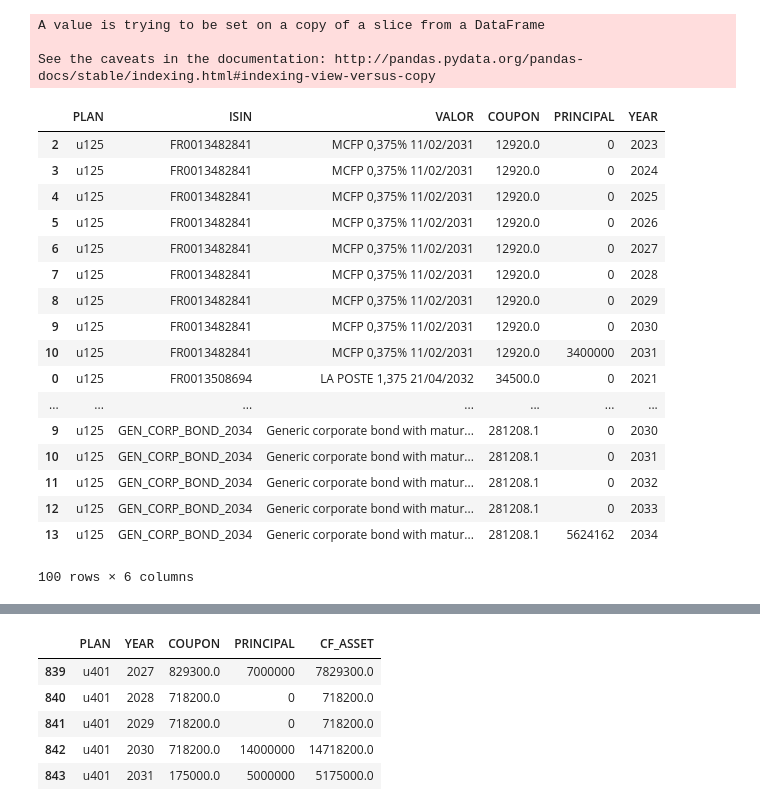
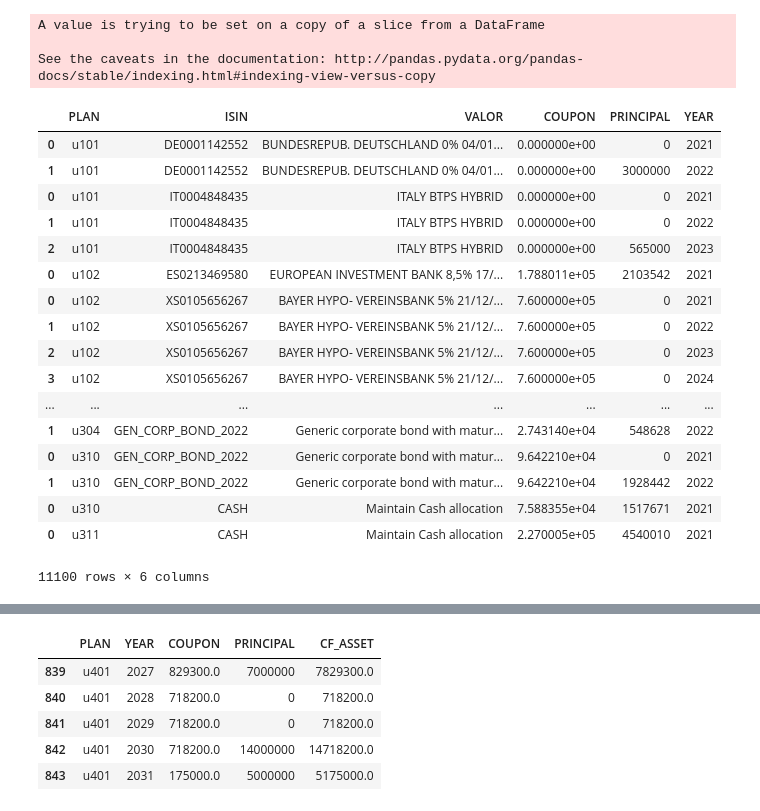
Before and after one commit to G0nka/ih_final_project, a Jupyter notebook: notebooks/wrangling.ipynb, the cells around one changed output, grey strips where cells are left out. Cells and saved outputs as stored; diff of their text form; code cells hidden in the pictures.

```diff
--- a/notebooks/wrangling.ipynb
+++ b/notebooks/wrangling.ipynb
@@ -493,26 +524,26 @@ for x in range(final_total_assets):
 A value is trying to be set on a copy of a slice from a DataFrame
 
 See the caveats in the documentation: http://pandas.pydata.org/pandas-docs/stable/indexing.html#indexing-view-versus-copy
-# %%
-final_cf_proj[final_cf_proj["PLAN"]=="u125"].tail(100)
-# %% [output]
-|  | PLAN | ISIN | VALOR | COUPON | PRINCIPAL | YEAR |
-| 2 | u125 | FR0013482841 | MCFP 0,375% 11/02/2031 | 12920.0 | 0 | 2023 |
-| 3 | u125 | FR0013482841 | MCFP 0,375% 11/02/2031 | 12920.0 | 0 | 2024 |
-| 4 | u125 | FR0013482841 | MCFP 0,375% 11/02/2031 | 12920.0 | 0 | 2025 |
-| 5 | u125 | FR0013482841 | MCFP 0,375% 11/02/2031 | 12920.0 | 0 | 2026 |
-| 6 | u125 | FR0013482841 | MCFP 0,375% 11/02/2031 | 12920.0 | 0 | 2027 |
-| 7 | u125 | FR0013482841 | MCFP 0,375% 11/02/2031 | 12920.0 | 0 | 2028 |
-| 8 | u125 | FR0013482841 | MCFP 0,375% 11/02/2031 | 12920.0 | 0 | 2029 |
-| 9 | u125 | FR0013482841 | MCFP 0,375% 11/02/2031 | 12920.0 | 0 | 2030 |
-| 10 | u125 | FR0013482841 | MCFP 0,375% 11/02/2031 | 12920.0 | 3400000 | 2031 |
-| 0 | u125 | FR0013508694 | LA POSTE 1,375 21/04/2032 | 34500.0 | 0 | 2021 |
-| ... | ... | ... | ... | ... | ... | ... |
-| 9 | u125 | GEN_CORP_BOND_2034 | Generic corporate bond with matur... | 281208.1 | 0 | 2030 |
-| 10 | u125 | GEN_CORP_BOND_2034 | Generic corporate bond with matur... | 281208.1 | 0 | 2031 |
-| 11 | u125 | GEN_CORP_BOND_2034 | Generic corporate bond with matur... | 281208.1 | 0 | 2032 |
-| 12 | u125 | GEN_CORP_BOND_2034 | Generic corporate bond with matur... | 281208.1 | 0 | 2033 |
-| 13 | u125 | GEN_CORP_BOND_2034 | Generic corporate bond with matur... | 281208.1 | 5624162 | 2034 |
-100 rows × 6 columns
+# %%
+final_cf_proj
+# %% [output]
+|  | PLAN | ISIN | VALOR | COUPON | PRINCIPAL | YEAR |
+| 0 | u101 | DE0001142552 | BUNDESREPUB. DEUTSCHLAND 0% 04/01... | 0.000000e+00 | 0 | 2021 |
+| 1 | u101 | DE0001142552 | BUNDESREPUB. DEUTSCHLAND 0% 04/01... | 0.000000e+00 | 3000000 | 2022 |
+| 0 | u101 | IT0004848435 | ITALY BTPS HYBRID | 0.000000e+00 | 0 | 2021 |
+| 1 | u101 | IT0004848435 | ITALY BTPS HYBRID | 0.000000e+00 | 0 | 2022 |
+| 2 | u101 | IT0004848435 | ITALY BTPS HYBRID | 0.000000e+00 | 565000 | 2023 |
+| 0 | u102 | ES0213469580 | EUROPEAN INVESTMENT BANK 8,5% 17/... | 1.788011e+05 | 2103542 | 2021 |
+| 0 | u102 | XS0105656267 | BAYER HYPO- VEREINSBANK 5% 21/12/... | 7.600000e+05 | 0 | 2021 |
+| 1 | u102 | XS0105656267 | BAYER HYPO- VEREINSBANK 5% 21/12/... | 7.600000e+05 | 0 | 2022 |
+| 2 | u102 | XS0105656267 | BAYER HYPO- VEREINSBANK 5% 21/12/... | 7.600000e+05 | 0 | 2023 |
+| 3 | u102 | XS0105656267 | BAYER HYPO- VEREINSBANK 5% 21/12/... | 7.600000e+05 | 0 | 2024 |
+| ... | ... | ... | ... | ... | ... | ... |
+| 1 | u304 | GEN_CORP_BOND_2022 | Generic corporate bond with matur... | 2.743140e+04 | 548628 | 2022 |
+| 0 | u310 | GEN_CORP_BOND_2022 | Generic corporate bond with matur... | 9.642210e+04 | 0 | 2021 |
+| 1 | u310 | GEN_CORP_BOND_2022 | Generic corporate bond with matur... | 9.642210e+04 | 1928442 | 2022 |
+| 0 | u310 | CASH | Maintain Cash allocation | 7.588355e+04 | 1517671 | 2021 |
+| 0 | u311 | CASH | Maintain Cash allocation | 2.270005e+05 | 4540010 | 2021 |
+11100 rows × 6 columns
 # %%
 final_cf_proj["CF_ASSET"] = final_cf_proj["COUPON"] + final_cf_proj["PRINCIPAL"]
```
Also changed, not shown: parts of 8 cells of this notebook, 11 other files.
